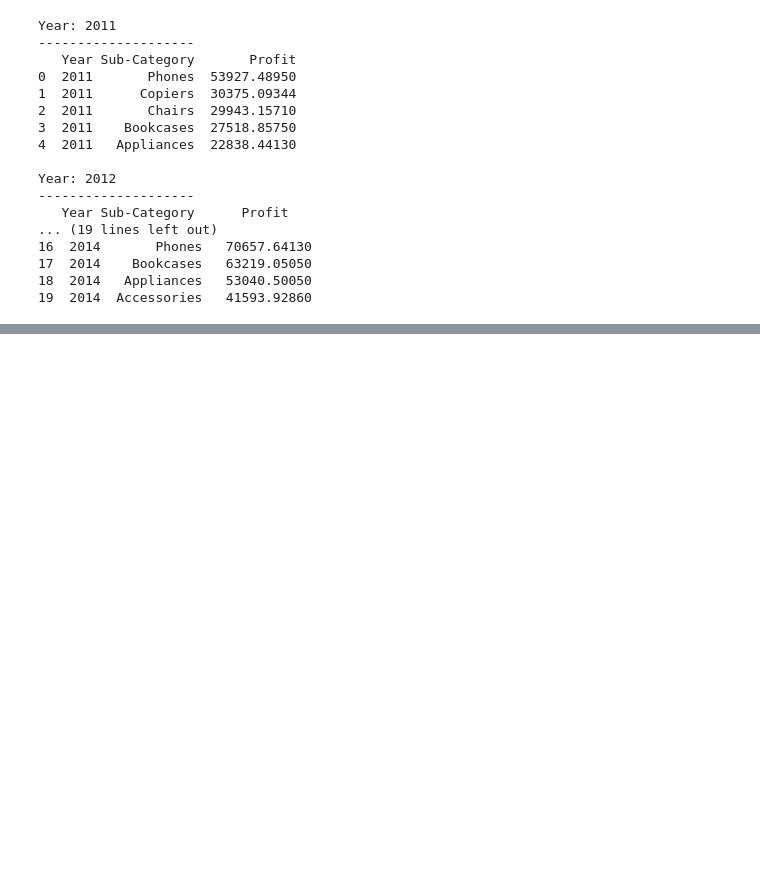
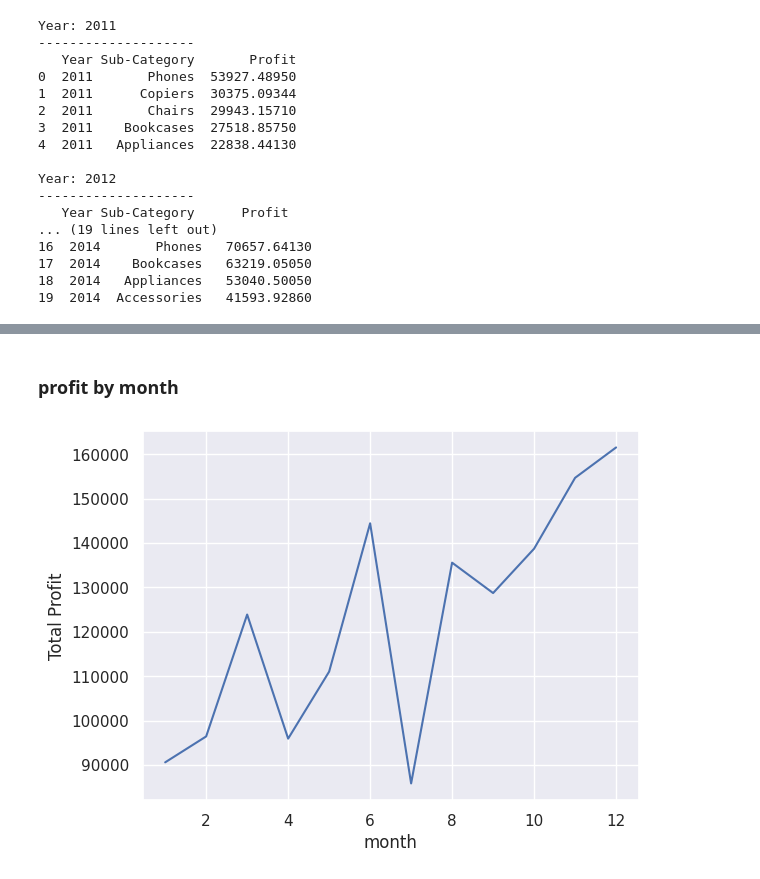
Before and after one commit to jumanewton/KU-Datathon, a Jupyter notebook: datathon.ipynb, the cells around one changed output, grey strips where cells are left out. Saved outputs shown, nothing was run; the diff lists cells and outputs as text; code cells hidden in the pictures; blank space fills up the shorter version.

```diff
--- a/datathon.ipynb
+++ b/datathon.ipynb
@@ -288,0 +334,4 @@ Year: 2012
+# %%
+# 4.     What is the average delivery time across the countries?
+# we first convert ship date to a datetime type
+df1['Ship Date']=pd.to_datetime(df1['Ship Date'])
@@ -288,0 +360,14 @@ Year: 2012
+# %% [markdown]
+### profit by month
+# %%
+# 5.    What is the profit by month? (Use a line chart to visualize this.)
+df1['month'] = df1['Order Date'].dt.month #creating a new column to store the month value
+profit_month = df1.groupby('month')['Profit'].sum()#getting the sum per month
+# ploting a line chart
+profit_month.plot()
+plt.ylabel("Total Profit")
+plt.show()
+# the plot shows that festive seasons like december recorded the most sales in the dataset
+# while july, a cold month had the least
+# %% [output]
+[figure, added]
```
Also changed, not shown: parts of 24 cells of this notebook.
